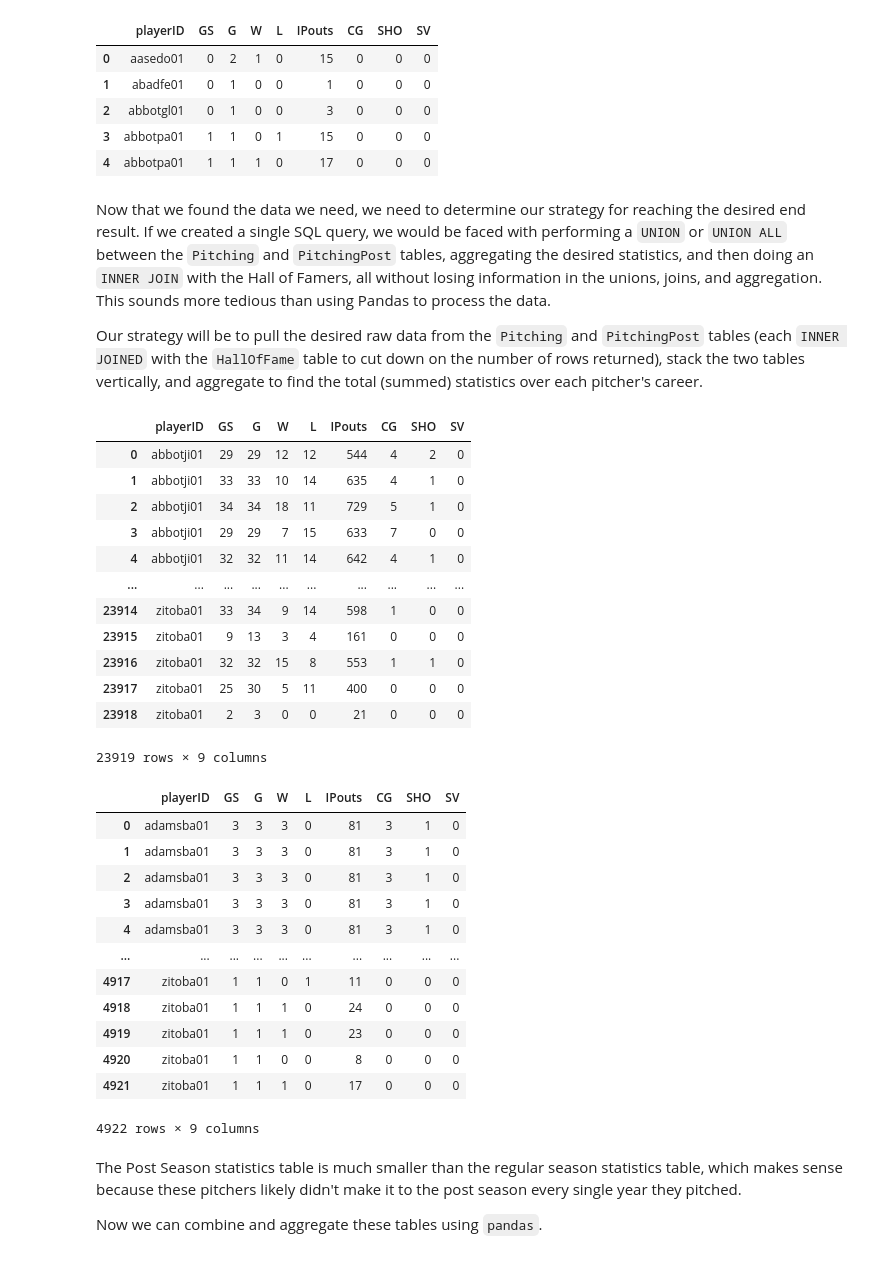
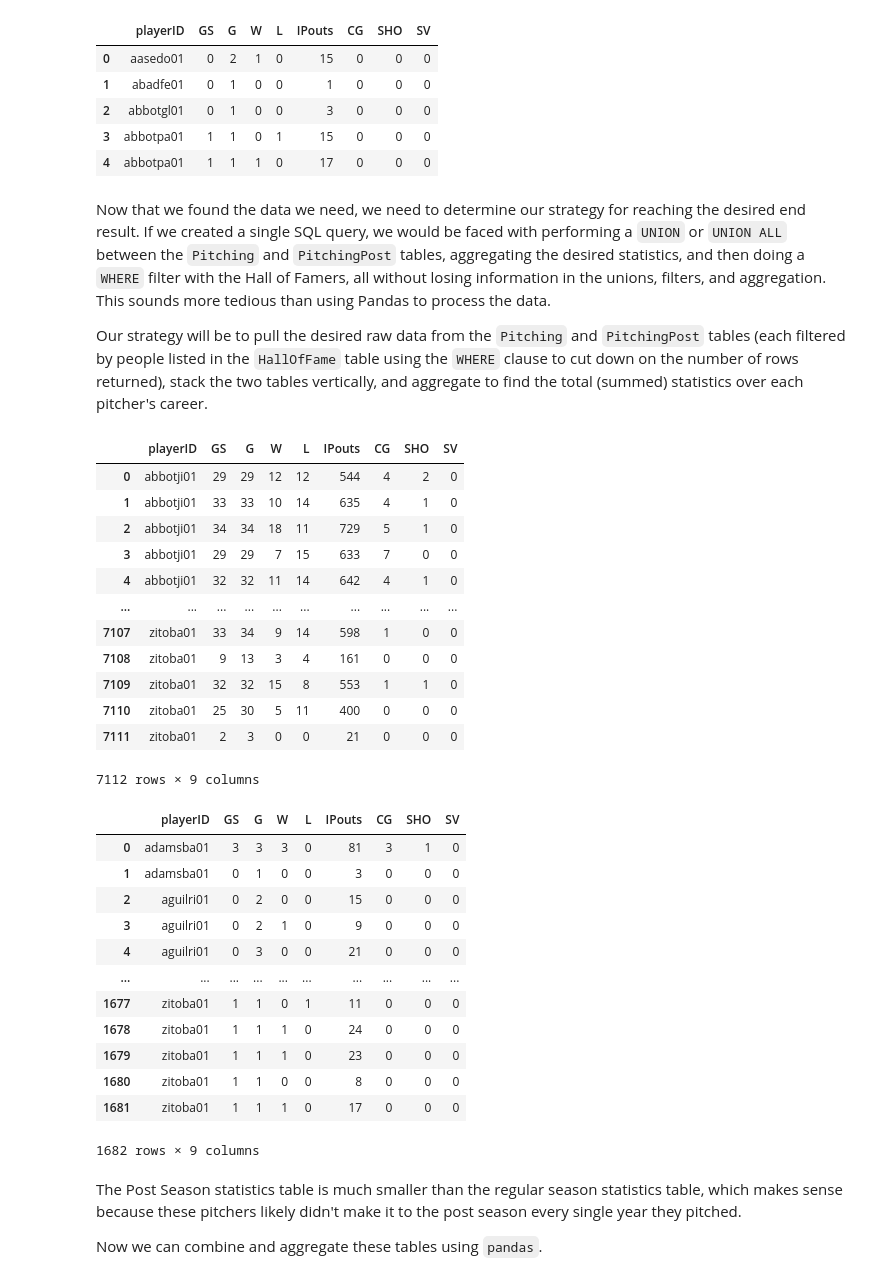
Before and after one commit to trevorlillywhite/HW6_ST554_TrevorLillywhite, a Jupyter notebook: Homework_6_ST_554_Trevor_Lillywhite.ipynb, the cells around one changed output. Cells and saved outputs as stored; diff of their text form; code cells hidden in the pictures.

```diff
--- a/Homework_6_ST_554_Trevor_Lillywhite.ipynb
+++ b/Homework_6_ST_554_Trevor_Lillywhite.ipynb
@@ -110,15 +110,18 @@ subset_Pitching
 | 3 | abbotpa01 | 1 | 1 | 0 | 1 | 15 | 0 | 0 | 0 |
 | 4 | abbotpa01 | 1 | 1 | 1 | 0 | 17 | 0 | 0 | 0 |
 # %% [markdown]
-Now that we found the data we need, we need to determine our strategy for reaching the desired end result. If we created a single SQL query, we would be faced with performing a `UNION` or `UNION ALL` between the `Pitching` and `PitchingPost` tables, aggregating the desired statistics, and then doing an `INNER JOIN` with the Hall of Famers, all without losing information in the unions, joins, and aggregation. This sounds more tedious than using Pandas to process the data.
+Now that we found the data we need, we need to determine our strategy for reaching the desired end result. If we created a single SQL query, we would be faced with performing a `UNION` or `UNION ALL` between the `Pitching` and `PitchingPost` tables, aggregating the desired statistics, and then doing a `WHERE` filter with the Hall of Famers, all without losing information in the unions, filters, and aggregation. This sounds more tedious than using Pandas to process the data.
 
-Our strategy will be to pull the desired raw data from the `Pitching` and `PitchingPost` tables (each `INNER JOINED` with the `HallOfFame` table to cut down on the number of rows returned), stack the two tables vertically, and aggregate to find the total (summed) statistics over each pitcher's career.
+Our strategy will be to pull the desired raw data from the `Pitching` and `PitchingPost` tables (each filtered by people listed in the `HallOfFame` table using the `WHERE` clause to cut down on the number of rows returned), stack the two tables vertically, and aggregate to find the total (summed) statistics over each pitcher's career.
 # %%
 # Define query to pull regular season stats for Hall of Fame pitchers
 query_HOF_Pitching_stats = '''
     SELECT p.playerID, p.GS, p.G, p.W, p.L, p.IPOuts, p.CG, p.SHO, p.SV
     FROM Pitching AS p
-    INNER JOIN HallOfFame AS h ON p.playerID = h.playerID
+    WHERE p.playerID IN (
+        SELECT DISTINCT playerID
+        FROM HallofFame
+    )
 '''
 
 # Execute Query
@@ -132,37 +135,40 @@ df_HOF_Pitching
 | 3 | abbotji01 | 29 | 29 | 7 | 15 | 633 | 7 | 0 | 0 |
 | 4 | abbotji01 | 32 | 32 | 11 | 14 | 642 | 4 | 1 | 0 |
 | ... | ... | ... | ... | ... | ... | ... | ... | ... | ... |
-| 23914 | zitoba01 | 33 | 34 | 9 | 14 | 598 | 1 | 0 | 0 |
-| 23915 | zitoba01 | 9 | 13 | 3 | 4 | 161 | 0 | 0 | 0 |
-| 23916 | zitoba01 | 32 | 32 | 15 | 8 | 553 | 1 | 1 | 0 |
-| 23917 | zitoba01 | 25 | 30 | 5 | 11 | 400 | 0 | 0 | 0 |
-| 23918 | zitoba01 | 2 | 3 | 0 | 0 | 21 | 0 | 0 | 0 |
+| 7107 | zitoba01 | 33 | 34 | 9 | 14 | 598 | 1 | 0 | 0 |
+| 7108 | zitoba01 | 9 | 13 | 3 | 4 | 161 | 0 | 0 | 0 |
+| 7109 | zitoba01 | 32 | 32 | 15 | 8 | 553 | 1 | 1 | 0 |
+| 7110 | zitoba01 | 25 | 30 | 5 | 11 | 400 | 0 | 0 | 0 |
+| 7111 | zitoba01 | 2 | 3 | 0 | 0 | 21 | 0 | 0 | 0 |
-23919 rows × 9 columns
+7112 rows × 9 columns
 # %%
 # Repeat for post season
 query_HOF_PitchingPost_stats = '''
     SELECT p.playerID, p.GS, p.G, p.W, p.L, p.IPOuts, p.CG, p.SHO, p.SV
     FROM PitchingPost AS p
-    INNER JOIN HallOfFame AS h ON p.playerID = h.playerID
+    WHERE p.playerID IN (
+        SELECT DISTINCT playerID
+        FROM HallofFame
+    )
 '''
 
 # Execute Query
 df_HOF_PitchingPost = pd.read_sql(query_HOF_PitchingPost_stats, con)
 df_HOF_PitchingPost
 # %% [output]
 |  | playerID | GS | G | W | L | IPouts | CG | SHO | SV |
 | 0 | adamsba01 | 3 | 3 | 3 | 0 | 81 | 3 | 1 | 0 |
-| 1 | adamsba01 | 3 | 3 | 3 | 0 | 81 | 3 | 1 | 0 |
-| 2 | adamsba01 | 3 | 3 | 3 | 0 | 81 | 3 | 1 | 0 |
-| 3 | adamsba01 | 3 | 3 | 3 | 0 | 81 | 3 | 1 | 0 |
-| 4 | adamsba01 | 3 | 3 | 3 | 0 | 81 | 3 | 1 | 0 |
+| 1 | adamsba01 | 0 | 1 | 0 | 0 | 3 | 0 | 0 | 0 |
+| 2 | aguilri01 | 0 | 2 | 0 | 0 | 15 | 0 | 0 | 0 |
+| 3 | aguilri01 | 0 | 2 | 1 | 0 | 9 | 0 | 0 | 0 |
+| 4 | aguilri01 | 0 | 3 | 0 | 0 | 21 | 0 | 0 | 0 |
 | ... | ... | ... | ... | ... | ... | ... | ... | ... | ... |
-| 4917 | zitoba01 | 1 | 1 | 0 | 1 | 11 | 0 | 0 | 0 |
-| 4918 | zitoba01 | 1 | 1 | 1 | 0 | 24 | 0 | 0 | 0 |
-| 4919 | zitoba01 | 1 | 1 | 1 | 0 | 23 | 0 | 0 | 0 |
-| 4920 | zitoba01 | 1 | 1 | 0 | 0 | 8 | 0 | 0 | 0 |
-| 4921 | zitoba01 | 1 | 1 | 1 | 0 | 17 | 0 | 0 | 0 |
+| 1677 | zitoba01 | 1 | 1 | 0 | 1 | 11 | 0 | 0 | 0 |
+| 1678 | zitoba01 | 1 | 1 | 1 | 0 | 24 | 0 | 0 | 0 |
+| 1679 | zitoba01 | 1 | 1 | 1 | 0 | 23 | 0 | 0 | 0 |
+| 1680 | zitoba01 | 1 | 1 | 0 | 0 | 8 | 0 | 0 | 0 |
+| 1681 | zitoba01 | 1 | 1 | 1 | 0 | 17 | 0 | 0 | 0 |
-4922 rows × 9 columns
+1682 rows × 9 columns
 # %% [markdown]
 The Post Season statistics table is much smaller than the regular season statistics table, which makes sense because these pitchers likely didn't make it to the post season every single year they pitched.
 
```
Also changed, not shown: parts of 7 cells of this notebook.
